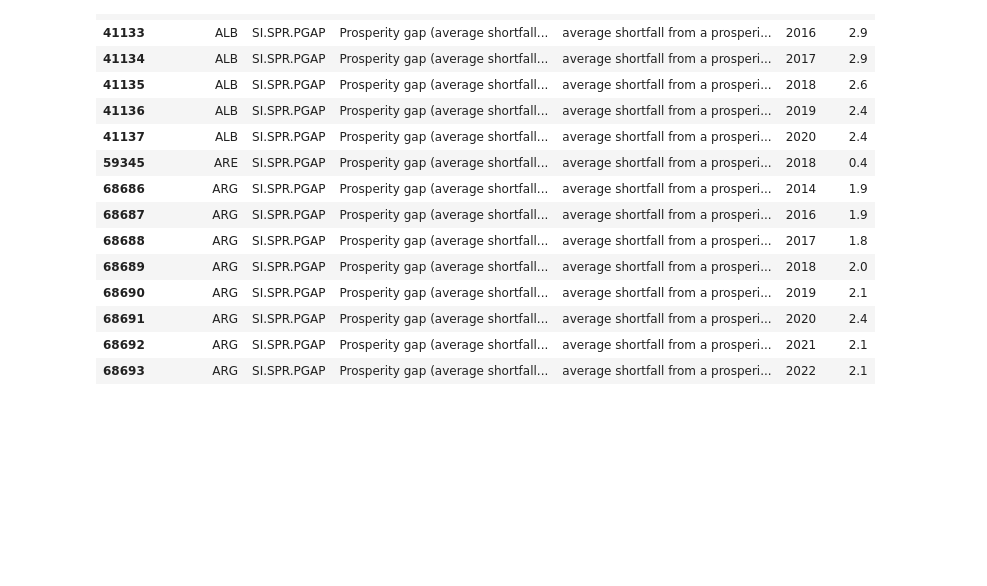
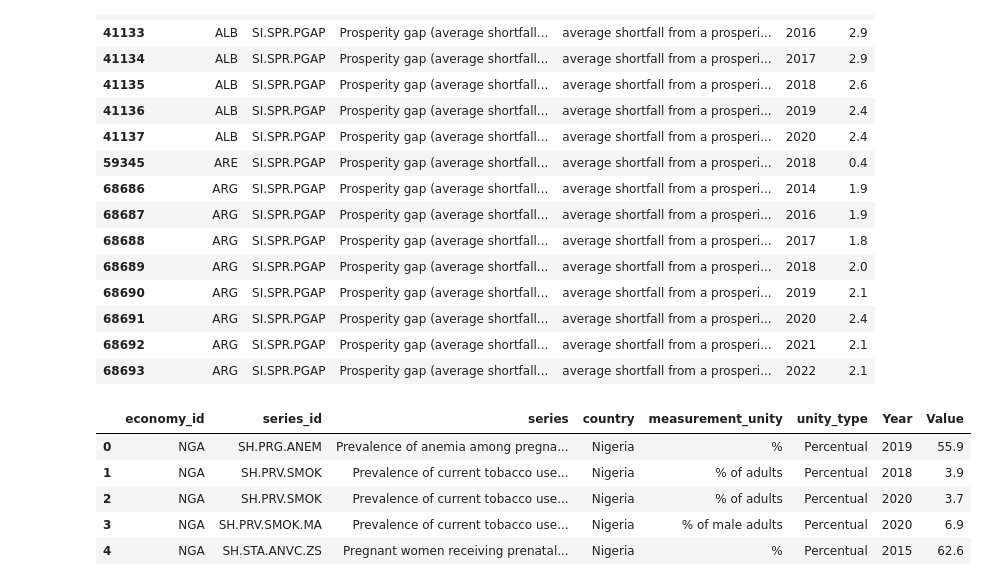
Before and after one commit to gmarafon/World-Indicators, a Jupyter notebook: notebooks/explore_data.ipynb, the cells around one changed output. Cells and saved outputs as stored; diff of their text form; code cells hidden in the pictures; blank space fills up the shorter version.

```diff
--- a/notebooks/explore_data.ipynb
+++ b/notebooks/explore_data.ipynb
@@ -131,0 +138,9 @@ df[df['Series'] ==  'Prosperity gap (average shortfall from a prosperity standar
+# %%
+df2.head(5)
+# %% [output]
+|  | economy_id | series_id | series | country | measurement_unity | unity_type | Year | Value |
+| 0 | NGA | SH.PRG.ANEM | Prevalence of anemia among pregna... | Nigeria | % | Percentual | 2019 | 55.9 |
+| 1 | NGA | SH.PRV.SMOK | Prevalence of current tobacco use... | Nigeria | % of adults | Percentual | 2018 | 3.9 |
+| 2 | NGA | SH.PRV.SMOK | Prevalence of current tobacco use... | Nigeria | % of adults | Percentual | 2020 | 3.7 |
+| 3 | NGA | SH.PRV.SMOK.MA | Prevalence of current tobacco use... | Nigeria | % of male adults | Percentual | 2020 | 6.9 |
+| 4 | NGA | SH.STA.ANVC.ZS | Pregnant women receiving prenatal... | Nigeria | % | Percentual | 2015 | 62.6 |
```
Also changed, not shown: parts of 4 cells of this notebook, 5 other files.
